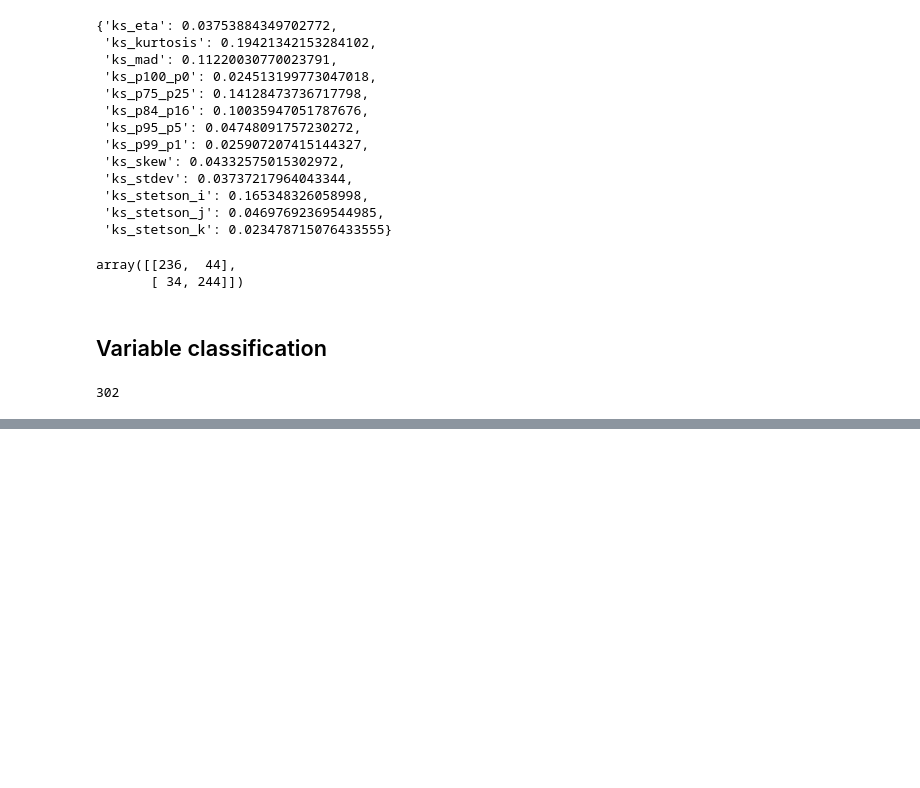
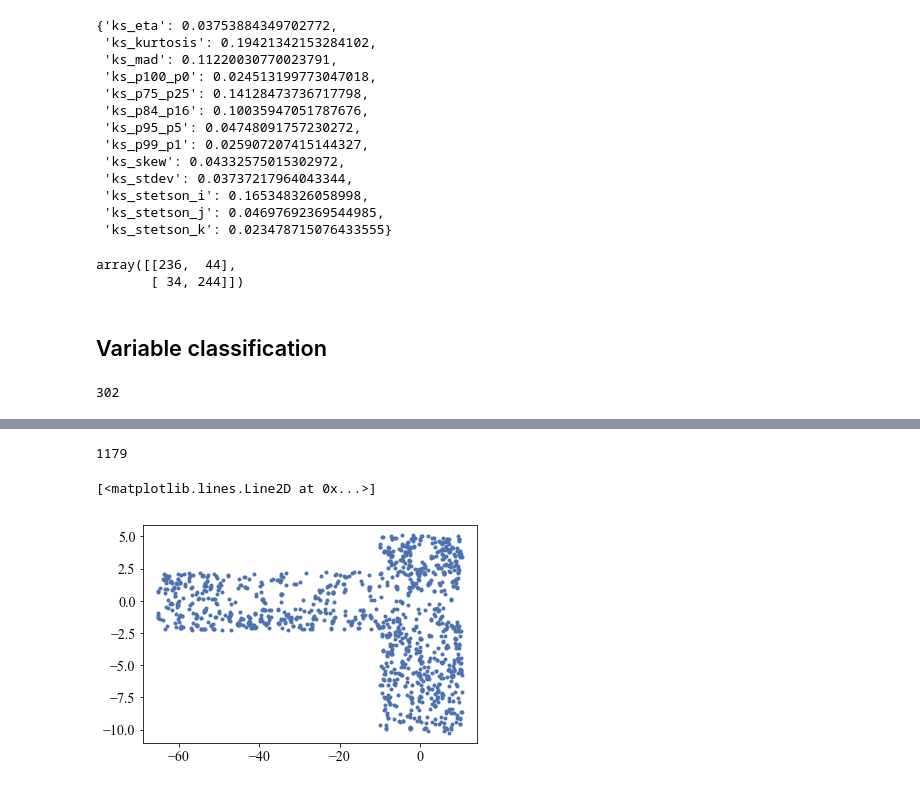
Before and after one commit to thomasmolnar/virac_classifier, a Jupyter notebook: test.ipynb, the cells around one changed output, grey strips where cells are left out. Cells and saved outputs as stored; diff of their text form; code cells hidden in the pictures; blank space fills up the shorter version.

```diff
--- a/test.ipynb
+++ b/test.ipynb
@@ -115,0 +124,12 @@ lc = ll(v['sourceid'])
+# %%
+from initial_classif.trainset.gaia_extraction import generate_gaia_training_set_random
+constant_data = generate_gaia_training_set_random(2000, config, 50., 20000)
+# %%
+len(constant_data)
+# %% [output]
+1179
+# %%
+plt.plot(wrap(constant_data['l']),constant_data['b'],'.')
+# %% [output]
+[<matplotlib.lines.Line2D at 0x...>]
+[figure, added]
```
Also changed, not shown: parts of 6 cells of this notebook, 5 other files.
